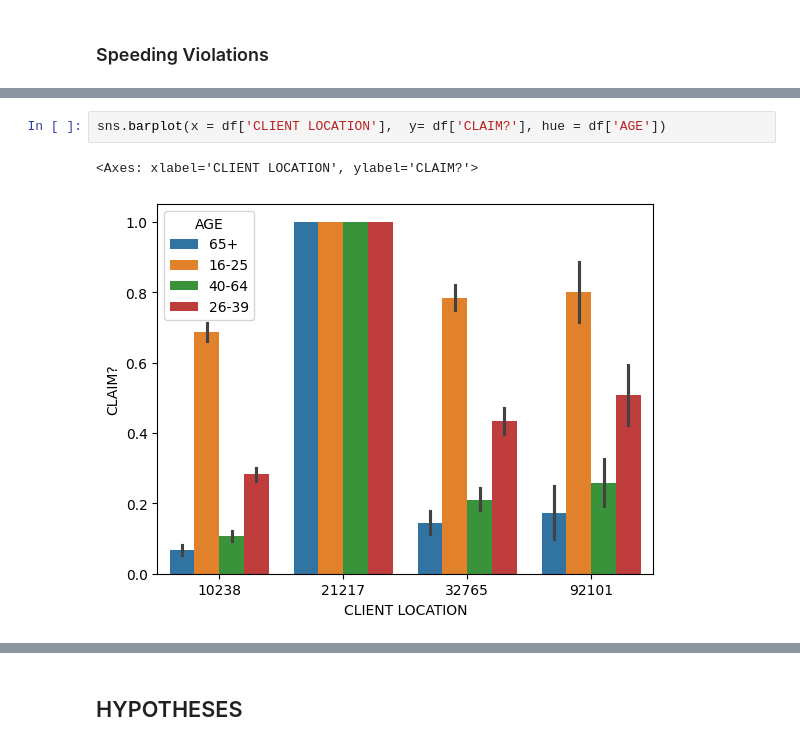
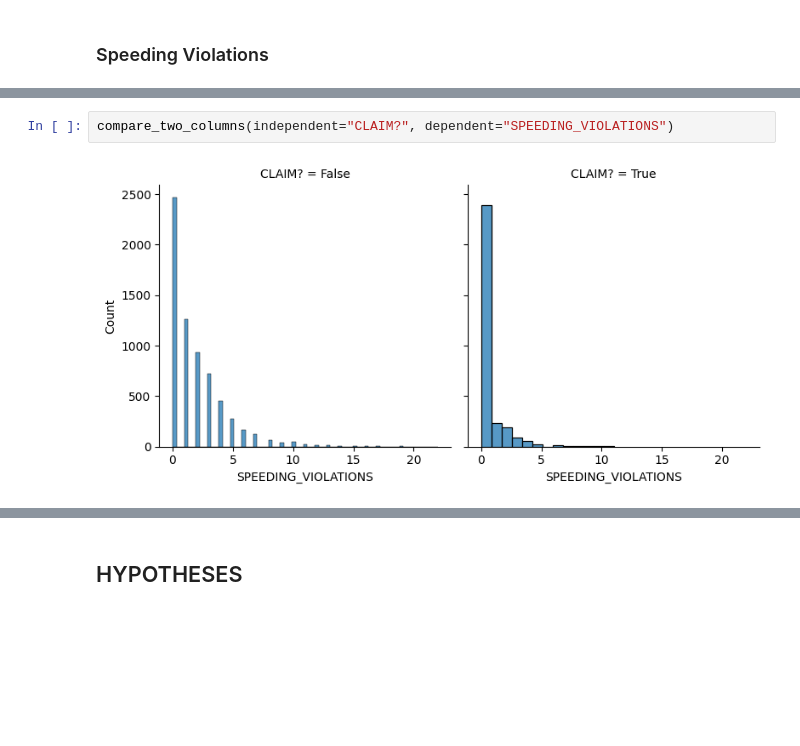
Before and after one commit to Ok3ks/insurance_modelling, a Jupyter notebook: notebooks/eda.ipynb, the cells around one changed output, grey strips where cells are left out. Saved outputs shown, nothing was run; the diff lists cells and outputs as text; blank space fills up the shorter version.

```diff
--- a/notebooks/eda.ipynb
+++ b/notebooks/eda.ipynb
@@ -84,5 +111,4 @@ sns.histplot(sports_car_df[sports_car_df['SPEEDING_VIOLATIONS'] < 5]['DRIVING_EX
-# %%
-sns.barplot(x = df['CLIENT LOCATION'],  y= df['CLAIM?'], hue = df['AGE'])
-# %% [output]
-<Axes: xlabel='CLIENT LOCATION', ylabel='CLAIM?'>
-[figure, removed]
+# %%
+compare_two_columns(independent="CLAIM?", dependent="SPEEDING_VIOLATIONS")
+# %% [output]
+[figure, added]
```
Also changed, not shown: parts of 49 cells of this notebook, 1 other file.
